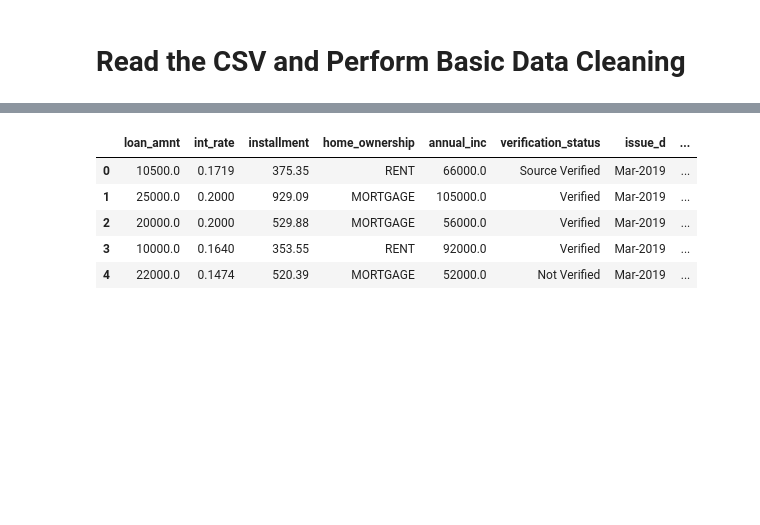
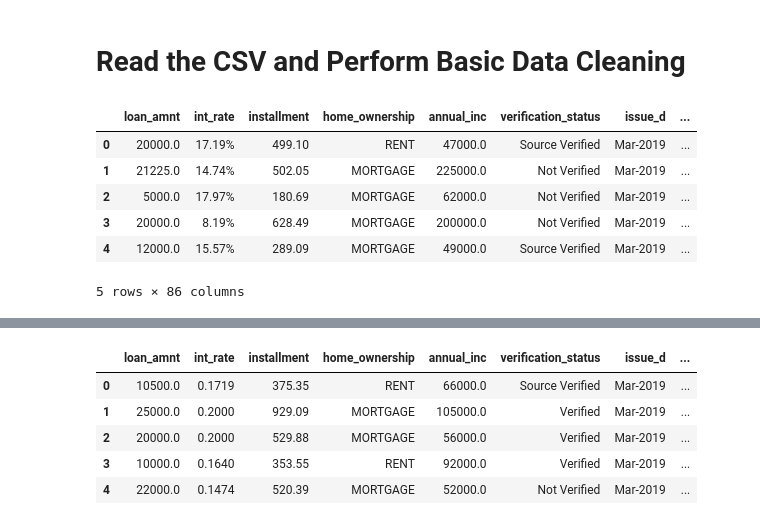
Before and after one commit to indiasc01/Credit_Risk_Analysis, a Jupyter notebook: credit_risk_resampling.ipynb, the cells around one changed output, grey strips where cells are left out. Cells and saved outputs as stored; diff of their text form; code cells hidden in the pictures; blank space fills up the shorter version.

```diff
--- a/credit_risk_resampling.ipynb
+++ b/credit_risk_resampling.ipynb
@@ -37,3 +37,17 @@ columns = [
 ]
 
 target = ["loan_status"]
+# %%
+file_path = Path('LoanStats_2019Q1.csv')
+df = pd.read_csv(file_path, skiprows=1)[:-2]
+df = df.loc[:, columns].copy()
+
+df.head()
+# %% [output]
+|  | loan_amnt | int_rate | installment | home_ownership | annual_inc | verification_status | issue_d | ... |
+| 0 | 20000.0 | 17.19% | 499.10 | RENT | 47000.0 | Source Verified | Mar-2019 | ... |
+| 1 | 21225.0 | 14.74% | 502.05 | MORTGAGE | 225000.0 | Not Verified | Mar-2019 | ... |
+| 2 | 5000.0 | 17.97% | 180.69 | MORTGAGE | 62000.0 | Not Verified | Mar-2019 | ... |
+| 3 | 20000.0 | 8.19% | 628.49 | MORTGAGE | 200000.0 | Not Verified | Mar-2019 | ... |
+| 4 | 12000.0 | 15.57% | 289.09 | MORTGAGE | 49000.0 | Source Verified | Mar-2019 | ... |
+5 rows × 86 columns
```
Also changed, not shown: parts of 23 cells of this notebook, 1 other file.
